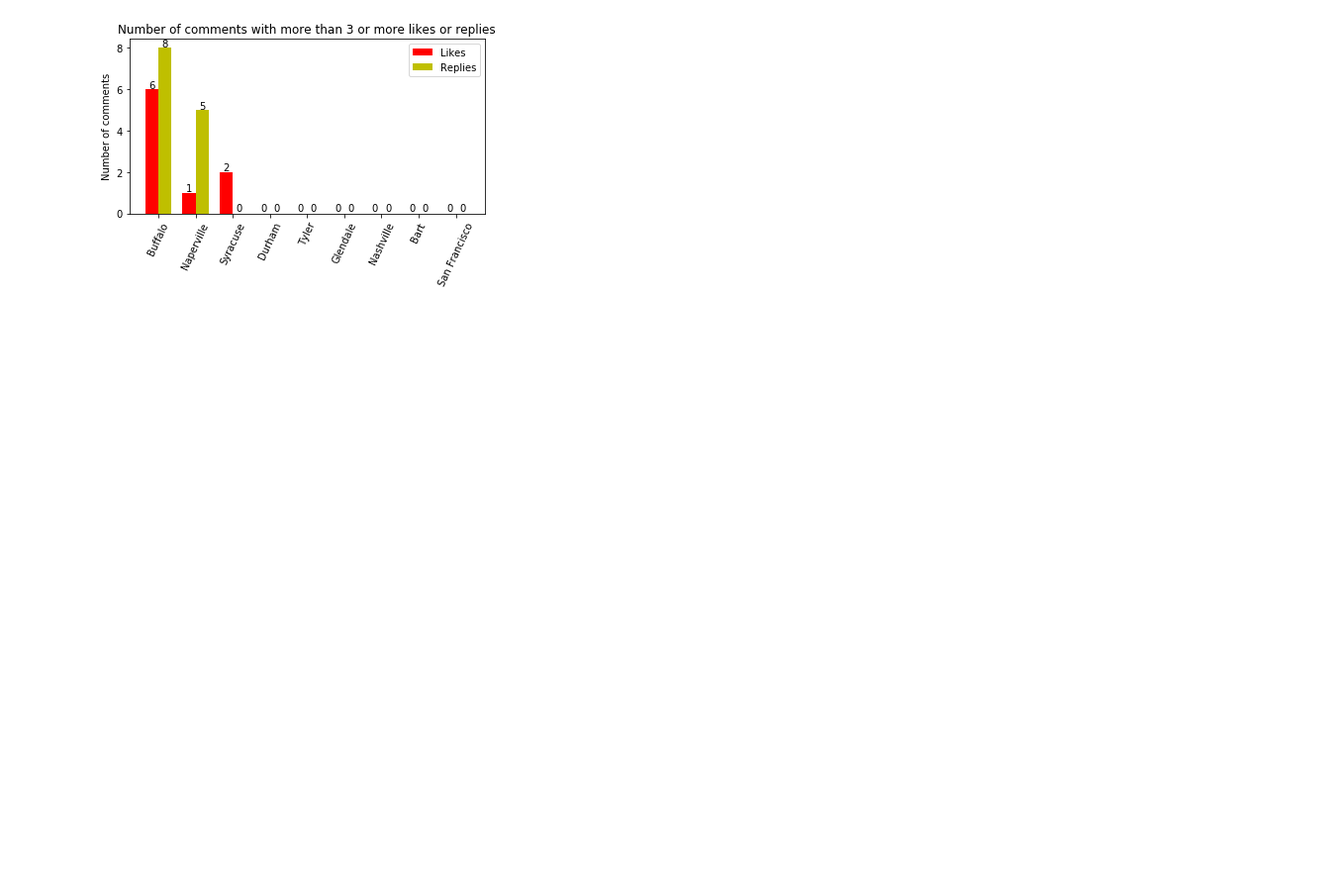
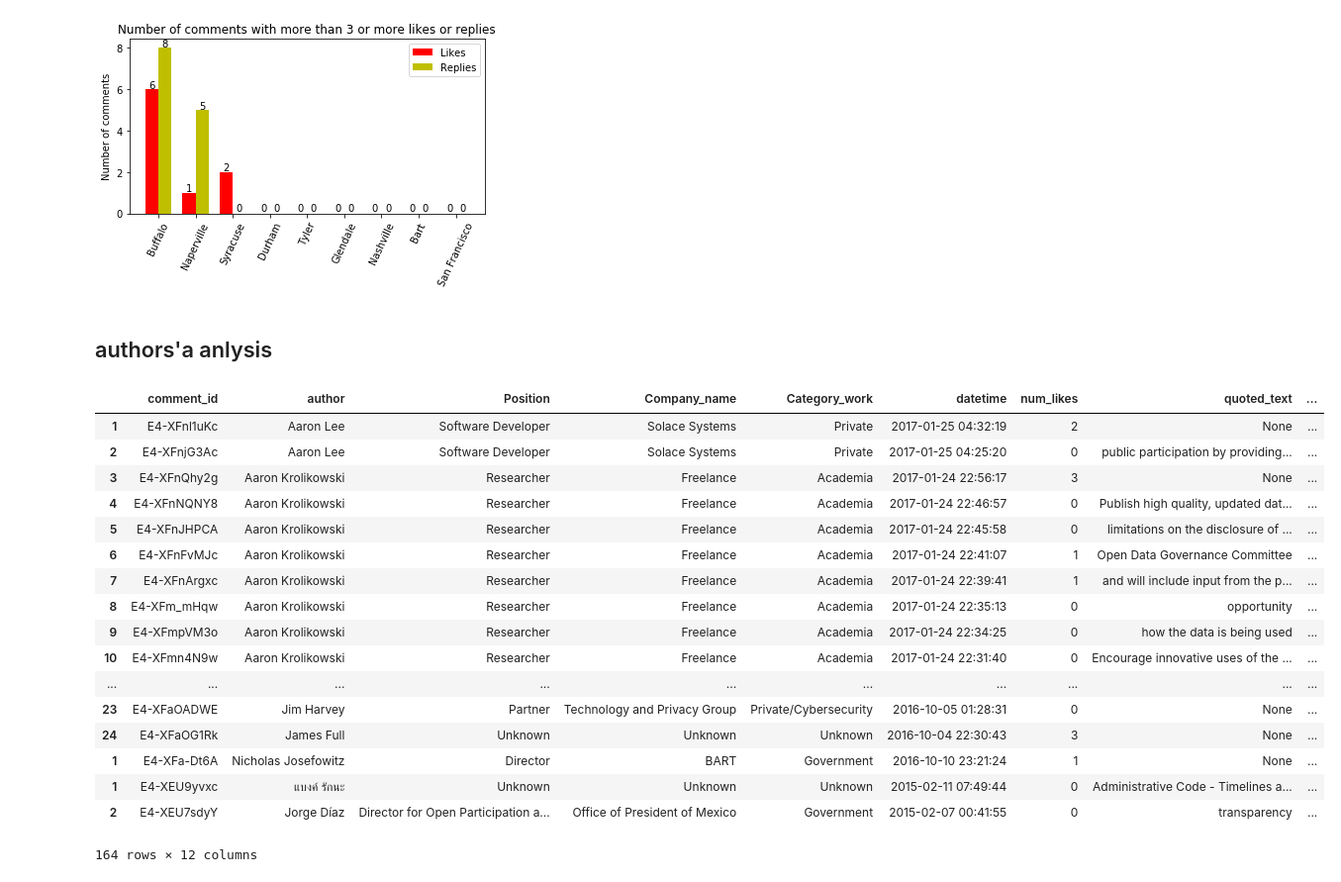
Before and after one commit to faraz-ahmed-sh/Sunlight_Foundation_Summer_2017, a Jupyter notebook: Project on comment scraping/comment_scrapping-Copy1.ipynb, the cells around one changed output. Shown at 99% size. Saved outputs shown, nothing was run; the diff lists cells and outputs as text; code cells hidden in the pictures; blank space fills up the shorter version.

```diff
--- a/Project on comment scraping/comment_scrapping-Copy1.ipynb
+++ b/Project on comment scraping/comment_scrapping-Copy1.ipynb
@@ -1284,3 +1251,5 @@ plt.show()
 fig.savefig('fig-likes-replies.png', dpi = 200)
 # %% [output]
 [figure]
+# %% [markdown]
+## authors'a anlysis
@@ -1286,0 +1323,14 @@ fig.savefig('fig-likes-replies.png', dpi = 200)
+# %%
+full_authors_list = []
+positions = []
+company_names = []
+category = []
+authors = []
+
+for name in all_cities_dataframe['author']:
+    for name_2 in authors_names:
+        if name == name_2[0]:
+            authors.append(name_2[0])
+            positions.append(name_2[1])
+            company_names.append(name_2[2])
+            category.append(name_2[3])
@@ -1286,0 +1342,25 @@ fig.savefig('fig-likes-replies.png', dpi = 200)
+# %%
+all_cities_dataframe['Position'] = positions
+all_cities_dataframe['Company_name'] = company_names
+all_cities_dataframe['Category_work'] = category
+# %%
+all_cities_dataframe
+# %% [output]
+|  | comment_id | author | Position | Company_name | Category_work | datetime | num_likes | quoted_text | ... |
+| 1 | E4-XFnl1uKc | Aaron Lee | Software Developer | Solace Systems | Private | 2017-01-25 04:32:19 | 2 | None | ... |
+| 2 | E4-XFnjG3Ac | Aaron Lee | Software Developer | Solace Systems | Private | 2017-01-25 04:25:20 | 0 | public participation by providing... | ... |
+| 3 | E4-XFnQhy2g | Aaron Krolikowski | Researcher | Freelance | Academia | 2017-01-24 22:56:17 | 3 | None | ... |
+| 4 | E4-XFnNQNY8 | Aaron Krolikowski | Researcher | Freelance | Academia | 2017-01-24 22:46:57 | 0 | Publish high quality, updated dat... | ... |
+| 5 | E4-XFnJHPCA | Aaron Krolikowski | Researcher | Freelance | Academia | 2017-01-24 22:45:58 | 0 | limitations on the disclosure of ... | ... |
+| 6 | E4-XFnFvMJc | Aaron Krolikowski | Researcher | Freelance | Academia | 2017-01-24 22:41:07 | 1 | Open Data Governance Committee | ... |
+| 7 | E4-XFnArgxc | Aaron Krolikowski | Researcher | Freelance | Academia | 2017-01-24 22:39:41 | 1 | and will include input from the p... | ... |
+| 8 | E4-XFm_mHqw | Aaron Krolikowski | Researcher | Freelance | Academia | 2017-01-24 22:35:13 | 0 | opportunity | ... |
+| 9 | E4-XFmpVM3o | Aaron Krolikowski | Researcher | Freelance | Academia | 2017-01-24 22:34:25 | 0 | how the data is being used | ... |
+| 10 | E4-XFmn4N9w | Aaron Krolikowski | Researcher | Freelance | Academia | 2017-01-24 22:31:40 | 0 | Encourage innovative uses of the ... | ... |
+| ... | ... | ... | ... | ... | ... | ... | ... | ... | ... |
+| 23 | E4-XFaOADWE | Jim Harvey | Partner | Technology and Privacy Group | Private/Cybersecurity | 2016-10-05 01:28:31 | 0 | None | ... |
+| 24 | E4-XFaOG1Rk | James Full | Unknown | Unknown | Unknown | 2016-10-04 22:30:43 | 3 | None | ... |
+| 1 | E4-XFa-Dt6A | Nicholas Josefowitz | Director | BART | Government | 2016-10-10 23:21:24 | 1 | None | ... |
+| 1 | E4-XEU9yvxc | แบงค์ รักนะ | Unknown | Unknown | Unknown | 2015-02-11 07:49:44 | 0 | Administrative Code - Timelines a... | ... |
+| 2 | E4-XEU7sdyY | Jorge Díaz | Director for Open Participation a... | Office of President of Mexico | Government | 2015-02-07 00:41:55 | 0 | transparency | ... |
+164 rows × 12 columns
```
Also changed, not shown: parts of 38 cells of this notebook.
